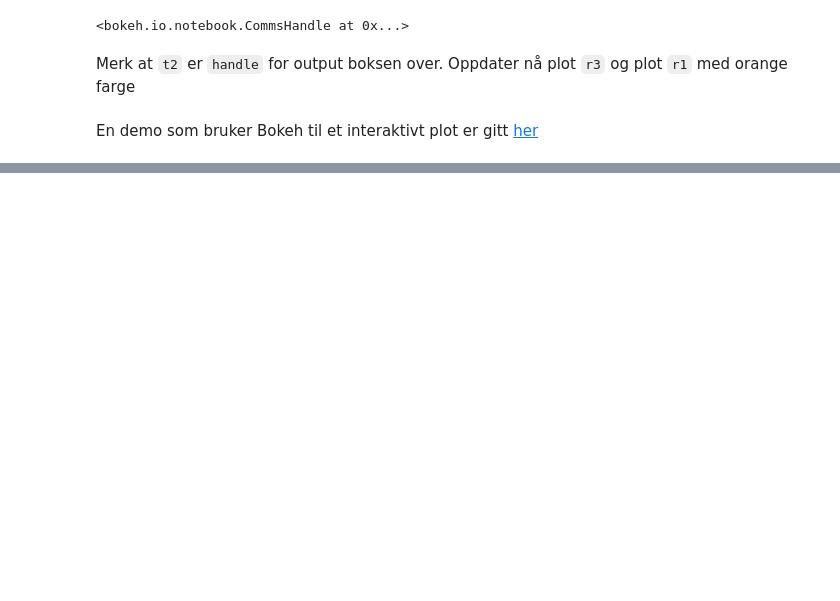
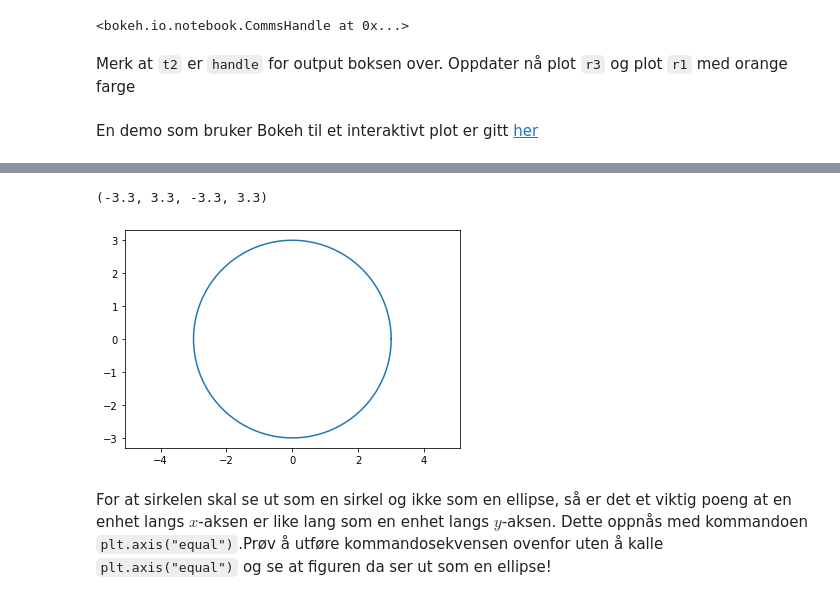
Before and after one commit to mikaem/MEK1100, a Jupyter notebook: notebooks/kapittel3-Gjevik.ipynb, the cells around one changed output, grey strips where cells are left out. Saved outputs shown, nothing was run; the diff lists cells and outputs as text; code cells hidden in the pictures; blank space fills up the shorter version.

```diff
--- a/notebooks/kapittel3-Gjevik.ipynb
+++ b/notebooks/kapittel3-Gjevik.ipynb
@@ -238,0 +634,17 @@ En demo som bruker Bokeh til et interaktivt plot er gitt [her](bokeh-interactive
+# %%
+r = 3
+t = np.linspace(0, 2*np.pi, 101)
+x = r*np.cos(t)
+y = r*np.sin(t)
+plt.plot(x, y)
+plt.axis("equal")
+# %% [output]
+(-3.3, 3.3, -3.3, 3.3)
+[figure, added]
+# %% [markdown]
+For at sirkelen skal se ut som en sirkel og ikke som en ellipse, så er
+det et viktig poeng at en enhet langs $x$-aksen er like lang som en
+enhet langs $y$-aksen.  Dette oppnås med kommandoen
+`plt.axis("equal")`.Prøv å
+utføre kommandosekvensen ovenfor uten å kalle `plt.axis("equal")`
+og se at figuren da ser ut som en ellipse!
```
Also changed, not shown: parts of 134 cells of this notebook, 7 other files.
